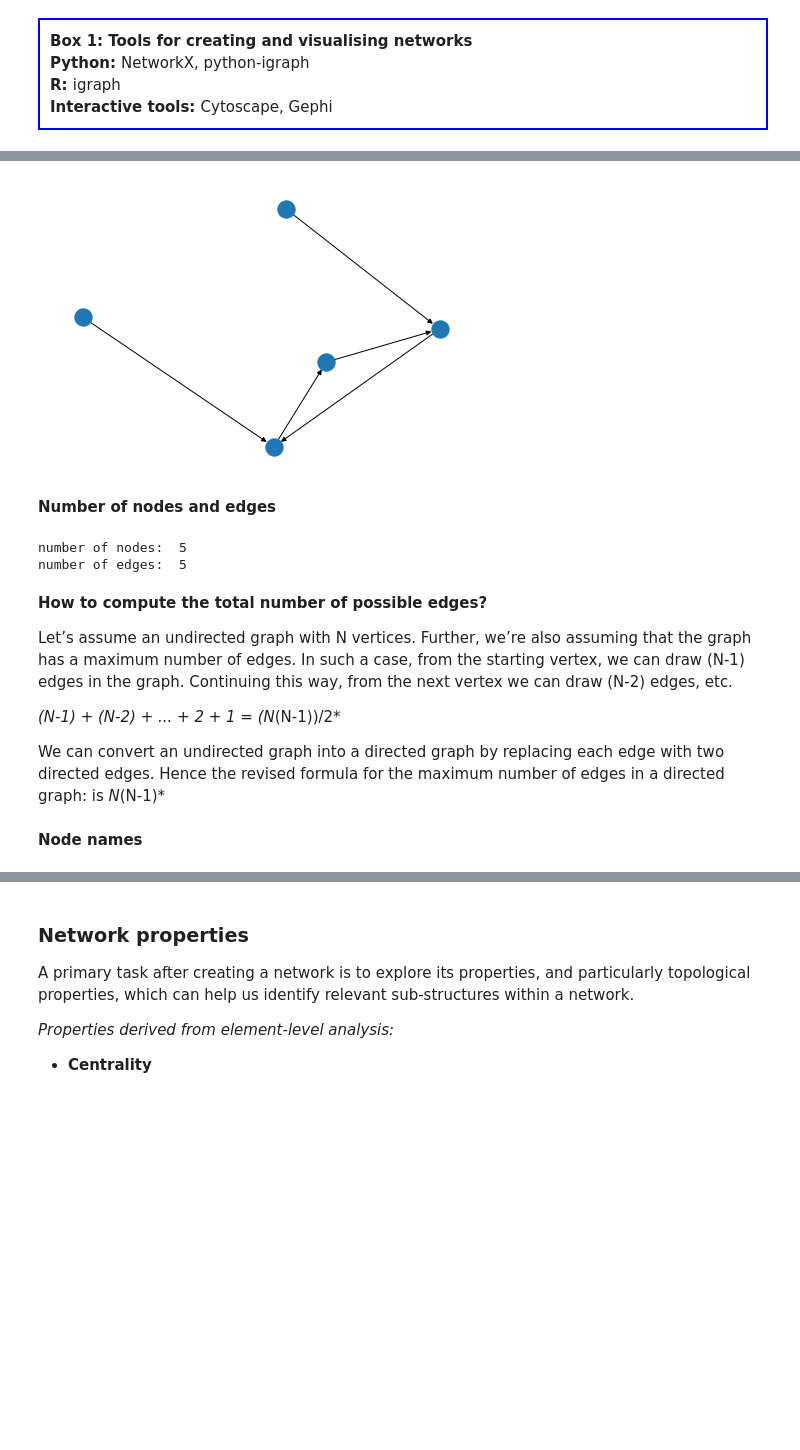
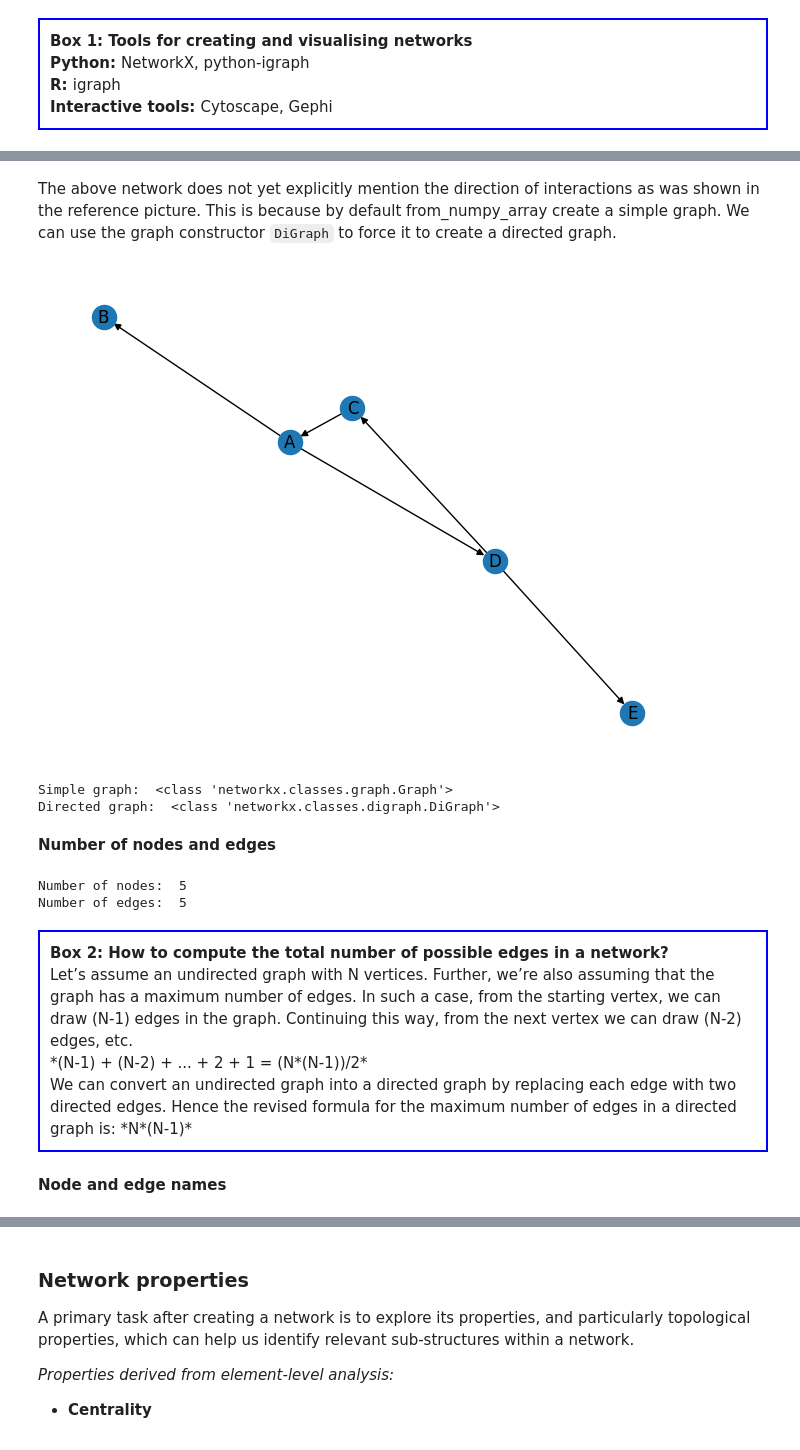
Before and after one commit to UEFBiomedicalInformaticsLab/NetBio_Summer_2023, a Jupyter notebook: 1_Network_databases.ipynb, the cells around one changed output, grey strips where cells are left out. Drawn from its saved outputs; the diff is of its cells as text; code cells hidden in the pictures; blank space fills up the shorter version.

```diff
--- a/1_Network_databases.ipynb
+++ b/1_Network_databases.ipynb
@@ -87,10 +70,12 @@ We will write the connection from row to column (e.g. the link from 1 to 3 shoul
 # %%
-A = np.array([
-       [0., 0., 1., 0., 0.],
+# Create the adjacency matrix
+import numpy as np
+adj_mat = np.array([
+       [0., 1., 0., 1., 0.],
+       [0., 0., 0., 0., 0.],
        [1., 0., 0., 0., 0.],
-       [0., 0., 0., 1., 0.],
-       [1., 0., 0., 0., 0.],
-       [0., 0., 0., 1., 0.]])
+       [0., 0., 1., 0., 1.],
+       [0., 0., 0., 0., 0.]])
 
-A
+adj_mat
 # %% [output]
@@ -118,26 +106,34 @@ We can use the nx.DiGraph class to force it to create a directed graph.
+# %% [markdown]
+The above network does not yet explicitly mention the direction of interactions as was shown in the reference picture. This is because by default from_numpy_array create a simple graph. We can use the graph constructor <code>DiGraph</code> to force it to create a directed graph.
 # %%
-G_dir = nx.from_numpy_array(A, create_using=nx.DiGraph)
-nx.draw(G_dir)
+G_dir = nx.from_numpy_array(adj_mat, create_using=nx.DiGraph)
+node_labels = {0: "A", 1: "B", 2: "C", 3: "D", 4: "E"}
+G_dir = nx.relabel_nodes(G_dir, node_labels)
+nx.draw(G_dir, with_labels = True)
 # %% [output]
-[figure, old version]
+[figure, new version]
+# %%
+print("Simple graph: ", type(G))
+print("Directed graph: ", type(G_dir))
+# %% [output]
+Simple graph:  <class 'networkx.classes.graph.Graph'>
+Directed graph:  <class 'networkx.classes.digraph.DiGraph'>
 # %% [markdown]
 **Number of nodes and edges**
 # %%
-print("number of nodes: ",  G.number_of_nodes())
-print("number of edges: ", G.number_of_edges())
+print("Number of nodes: ",  G.number_of_nodes())
+print("Number of edges: ", G.number_of_edges())
 # %% [output]
-number of nodes:  5
-number of edges:  5
+Number of nodes:  5
+Number of edges:  5
 # %% [markdown]
-<strong>How to compute the total number of possible edges?</strong>
-
-Let’s assume an undirected graph with N vertices. Further, we’re also assuming that the graph has a maximum number of edges. In such a case, from the starting vertex, we can draw (N-1) edges in the graph. Continuing this way, from the next vertex we can draw (N-2) edges, etc.
-
-*(N-1) + (N-2) + ... + 2 + 1 = (N*(N-1))/2*
-
-
-We can convert an undirected graph into a directed graph by replacing each edge with two directed edges. Hence the revised formula for the maximum number of edges in a directed graph: is *N*(N-1)*
+<p style="padding: 10px 10px 10px 10px; border: 2px solid blue;">
+<b>Box 2: How to compute the total number of possible edges in a network?</b><br>
+Let’s assume an undirected graph with N vertices. Further, we’re also assuming that the graph has a maximum number of edges. In such a case, from the starting vertex, we can draw (N-1) edges in the graph. Continuing this way, from the next vertex we can draw (N-2) edges, etc. <br>
+*(N-1) + (N-2) + ... + 2 + 1 = (N*(N-1))/2*<br>
+We can convert an undirected graph into a directed graph by replacing each edge with two directed edges. Hence the revised formula for the maximum number of edges in a directed graph is: *N*(N-1)* <br>
+</p>
 # %% [markdown]
-**Node names**
+**Node and edge names**
 # %%
 print(G.nodes)
```
Also changed, not shown: parts of 38 cells of this notebook, 2 other files.
